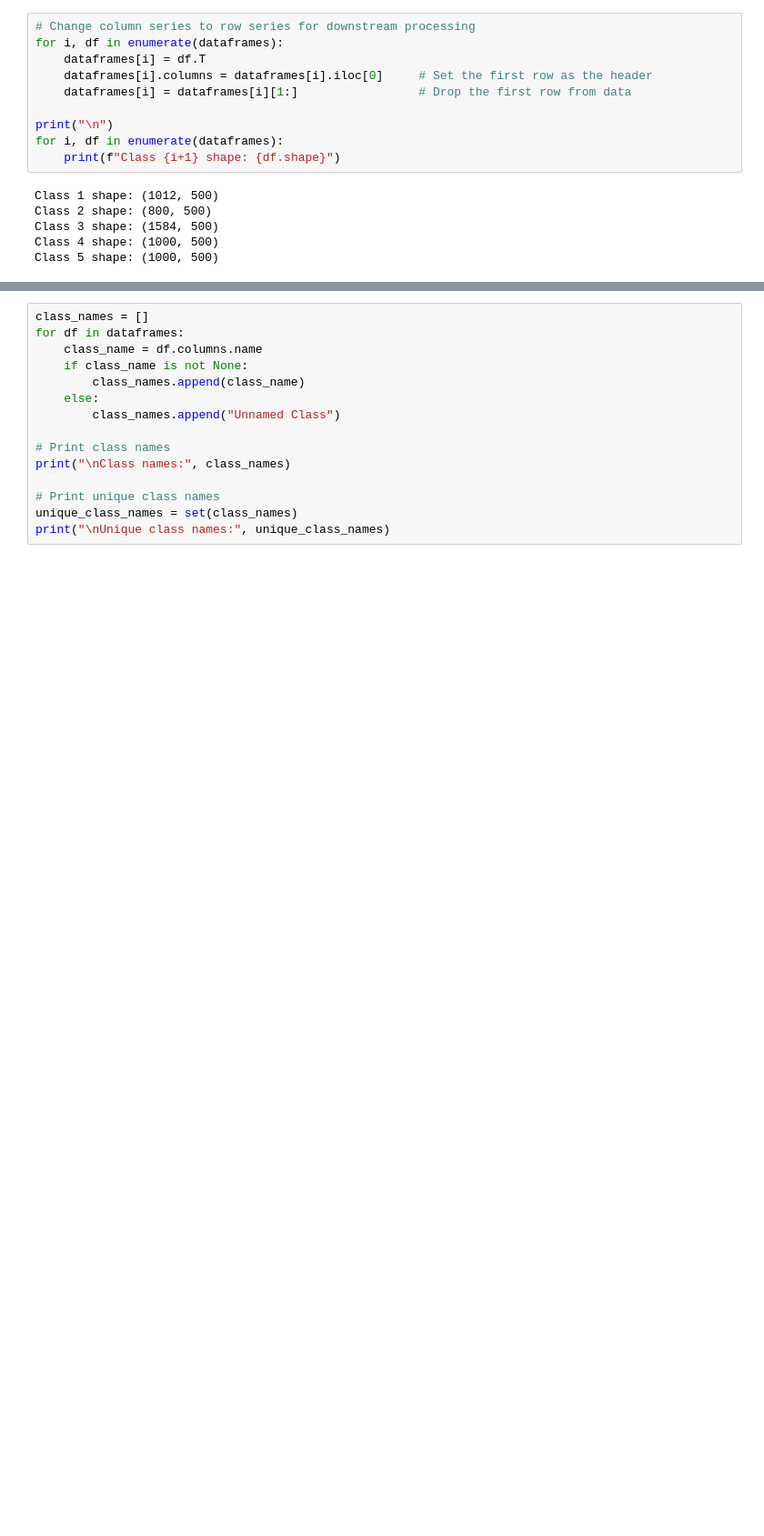
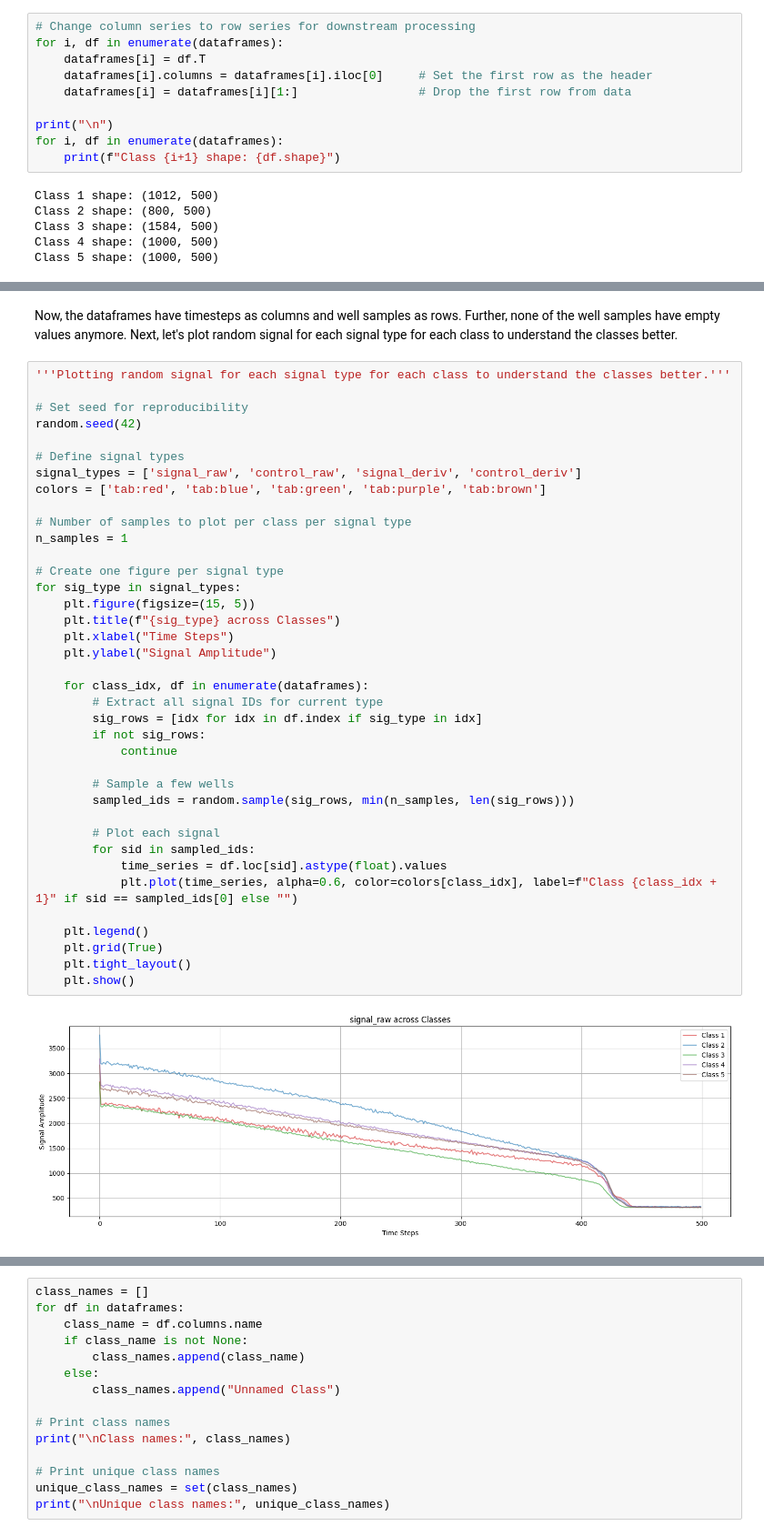
Before and after one commit to kubershahi/programming, a Jupyter notebook: assignments/melio/assignment.ipynb, the cells around one changed output, grey strips where cells are left out. Shown at 91% size. Drawn from its saved outputs; the diff is of its cells as text; blank space fills up the shorter version.

```diff
--- a/assignments/melio/assignment.ipynb
+++ b/assignments/melio/assignment.ipynb
@@ -111,0 +140,42 @@ Class 5 shape: (1000, 500)
+# %% [markdown]
+Now, the dataframes have timesteps as columns and well samples as rows. Further, none of the well samples have empty values anymore. Next, let's plot random signal for each signal type for each class to understand the classes better.
+# %%
+'''Plotting random signal for each signal type for each class to understand the classes better.'''
+
+# Set seed for reproducibility
+random.seed(42)
+
+# Define signal types
+signal_types = ['signal_raw', 'control_raw', 'signal_deriv', 'control_deriv']
+colors = ['tab:red', 'tab:blue', 'tab:green', 'tab:purple', 'tab:brown']
+
+# Number of samples to plot per class per signal type
+n_samples = 1
+
+# Create one figure per signal type
+for sig_type in signal_types:
+    plt.figure(figsize=(15, 5))
+    plt.title(f"{sig_type} across Classes")
+    plt.xlabel("Time Steps")
+    plt.ylabel("Signal Amplitude")
+
+    for class_idx, df in enumerate(dataframes):
+        # Extract all signal IDs for current type
+        sig_rows = [idx for idx in df.index if sig_type in idx]
+        if not sig_rows:
+            continue
+
+        # Sample a few wells
+        sampled_ids = random.sample(sig_rows, min(n_samples, len(sig_rows)))
+
+        # Plot each signal
+        for sid in sampled_ids:
+            time_series = df.loc[sid].astype(float).values
+            plt.plot(time_series, alpha=0.6, color=colors[class_idx], label=f"Class {class_idx + 1}" if sid == sampled_ids[0] else "")
+
+    plt.legend()
+    plt.grid(True)
+    plt.tight_layout()
+    plt.show()
+# %% [output]
+[figure, added]
```
Also changed, not shown: parts of 11 cells of this notebook.
